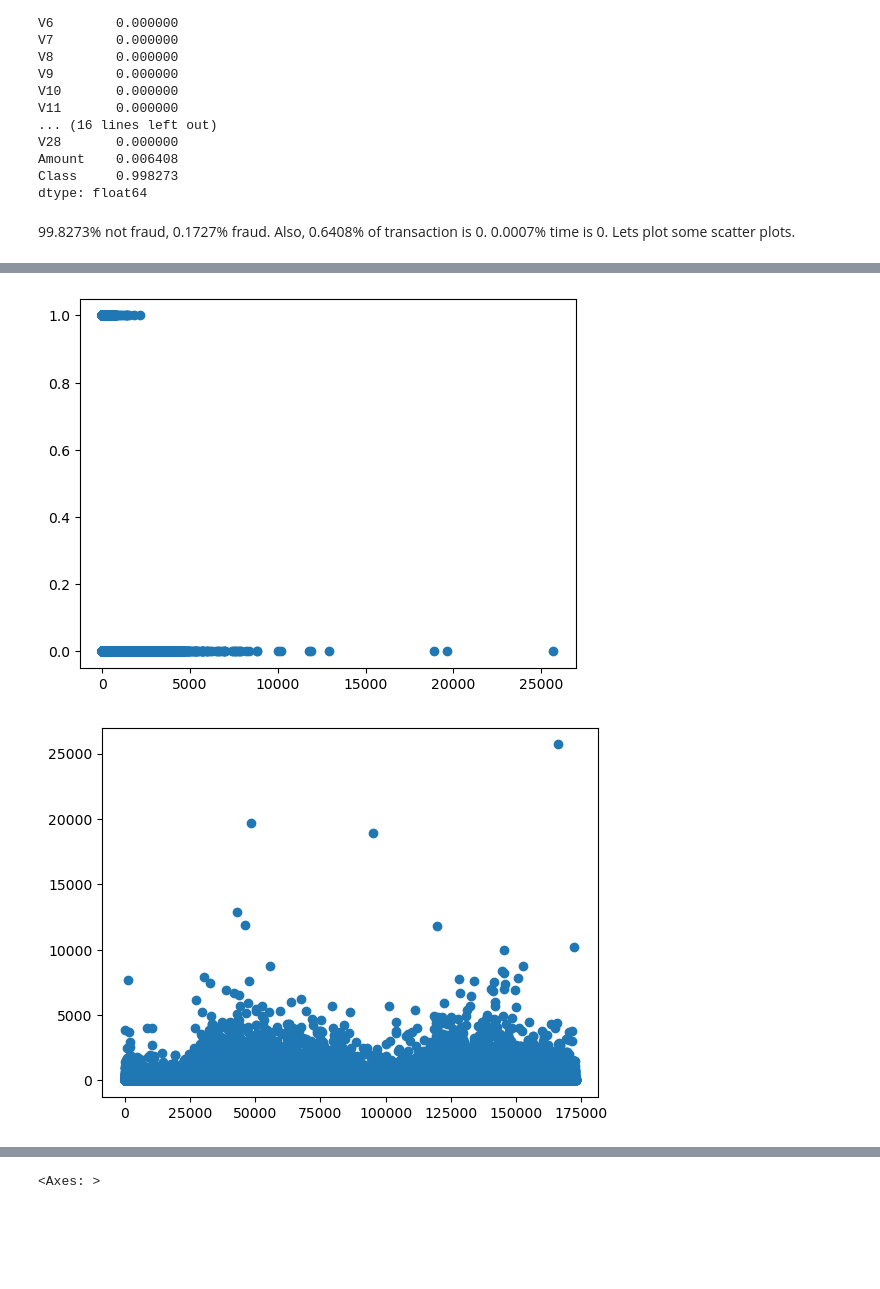
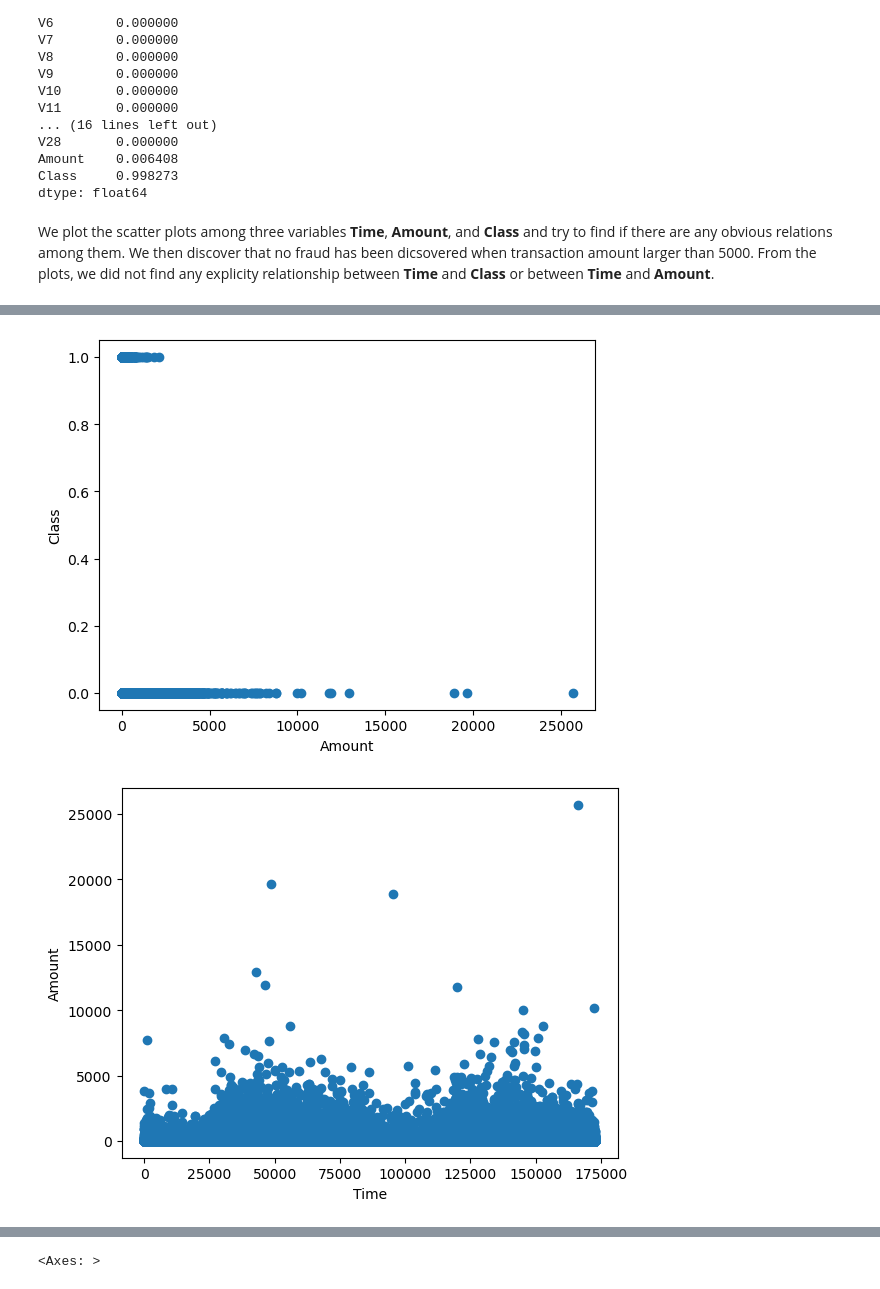
Before and after one commit to douglasli2827/Credit-Card-Fraud, a Jupyter notebook: CreditCardFraud.ipynb, the cells around one changed output, grey strips where cells are left out. Cells and saved outputs as stored; diff of their text form; code cells hidden in the pictures; blank space fills up the shorter version.

```diff
--- a/CreditCardFraud.ipynb
+++ b/CreditCardFraud.ipynb
@@ -166,16 +184,22 @@ Amount    0.006408
 Class     0.998273
 dtype: float64
 # %% [markdown]
-99.8273% not fraud, 0.1727% fraud. Also, 0.6408% of transaction is 0. 0.0007% time is 0. Lets plot some scatter plots.
+We plot the scatter plots among three variables **Time**, **Amount**, and **Class** and try to find if there are any obvious relations among them. We then discover that no fraud has been dicsovered when transaction amount larger than 5000. From the plots, we did not find any explicity relationship between **Time** and **Class** or between **Time** and **Amount**.
 # %%
 Time = df['Time'].tolist()
 Amount = df['Amount'].tolist()
 Class = df['Class'].tolist()
 
 plt.scatter(Time, Class)
+plt.xlabel('Time')
+plt.ylabel('Class')
 plt.show()
 plt.scatter(Amount, Class)
+plt.xlabel('Amount')
+plt.ylabel('Class')
 plt.show()
 plt.scatter(Time, Amount)
+plt.xlabel('Time')
+plt.ylabel('Amount')
 plt.show()
 # %% [output]
@@ -183,3 +207,3 @@ plt.show()
-[figure, old version]
+[figure, new version]
-[figure, old version]
+[figure, new version]
 # %% [markdown]
```
Also changed, not shown: parts of 37 cells of this notebook.
